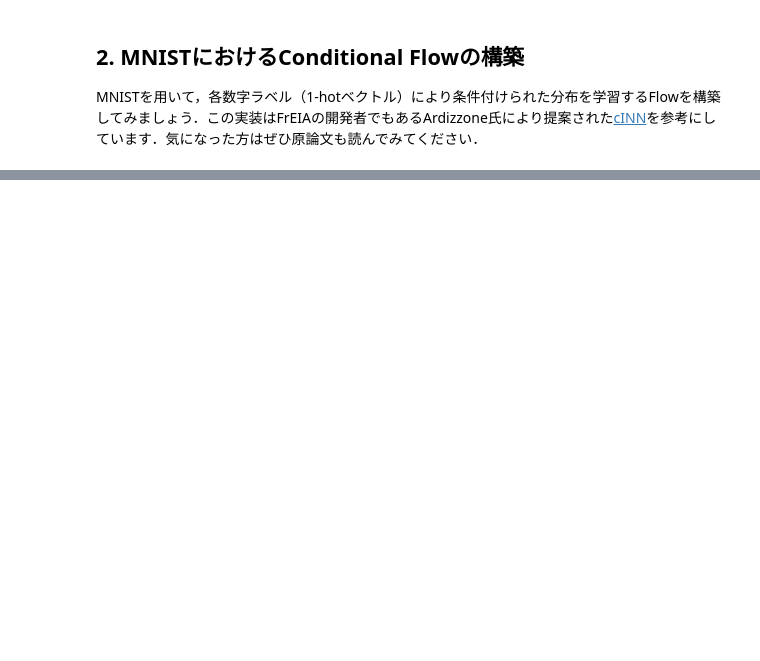
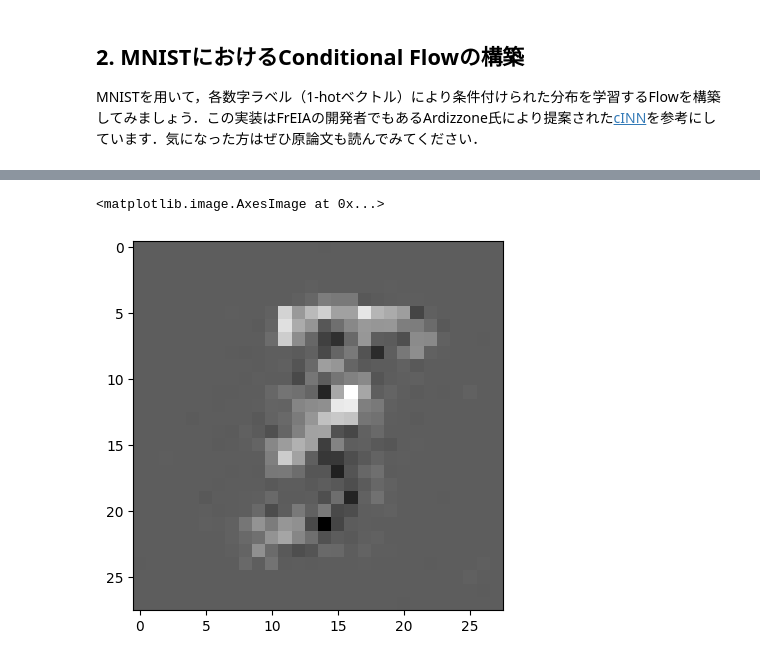
Before and after one commit to TSTB-dev/Flows, a Jupyter notebook: tutorial.ipynb, the cells around one changed output, grey strips where cells are left out. Drawn from its saved outputs; the diff is of its cells as text; code cells hidden in the pictures; blank space fills up the shorter version.

```diff
--- a/tutorial.ipynb
+++ b/tutorial.ipynb
@@ -127,0 +184,24 @@ MNISTを用いて，各数字ラベル（1-hotベクトル）により条件付
+# %%
+input = Ff.InputNode(28*28, name='Input')
+
+def subnet(dims_in, dims_out):
+    return nn.Sequential(nn.Linear(dims_in, 512), nn.ReLU(),
+                         nn.Linear(512, dims_out))
+# %%
+cond_dims = (10, )
+input_dims = (28*28, )
+cinn = Ff.SequenceINN(*input_dims)
+
+for k in range(12):
+    cinn.append(Fm.AllInOneBlock, cond=0, cond_shape=cond_dims, subnet_constructor=subnet)
+
+batch = next(iter(dataloader))
+x = batch[0]
+c = batch[1]
+
+z, jac = cinn(x, c=[c])
+x_rev, jac_rev = cinn(z, c=[c], rev=True)
+
+# 可逆なFlowが構築できているかをチェック
+assert torch.max(torch.abs(x- x_rev)) < 1e-5
+assert torch.max(torch.abs(jac + jac_rev)) < 1e-5
@@ -127,0 +241,17 @@ MNISTを用いて，各数字ラベル（1-hotベクトル）により条件付
+# %%
+# 学習させたcINNによって生成される画像を見てみる．
+loc = torch.zeros(size=input_dims)
+cov_mat = torch.eye(n=input_dims[0])
+mvn = torch.distributions.MultivariateNormal(loc, cov_mat)
+z = mvn.sample([1,])
+onehot = torch.zeros((1, 10))
+onehot[:, 5] = 1
+
+cinn.to('cpu')
+rev_img, _ = cinn(z, c=[onehot], rev=True)
+# %%
+img = torch.reshape(rev_img, shape=[28, 28, 1]).detach().numpy()
+plt.imshow(img, cmap='gray')
+# %% [output]
+<matplotlib.image.AxesImage at 0x...>
+[figure, added]
```
Also changed, not shown: parts of 14 cells of this notebook, 2 other files.
